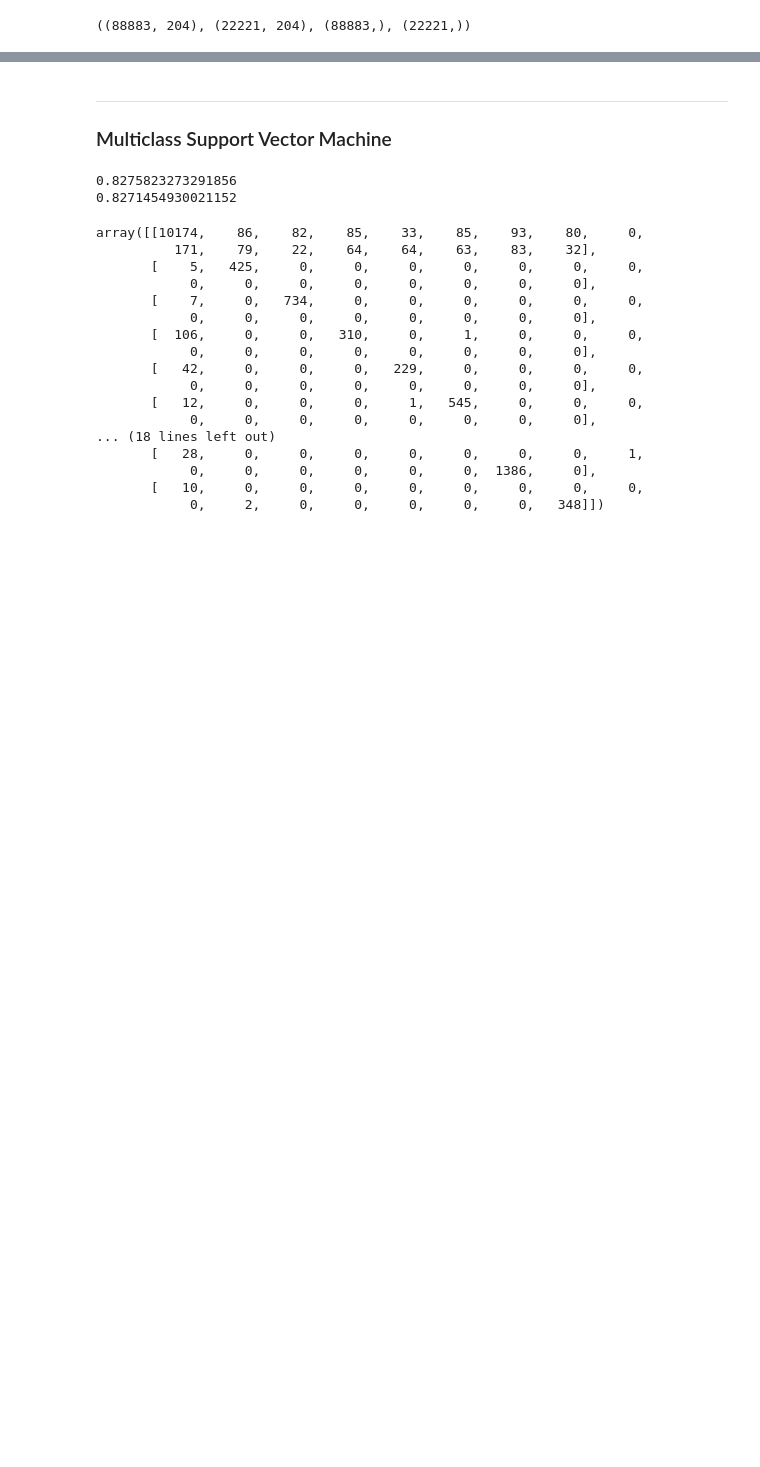
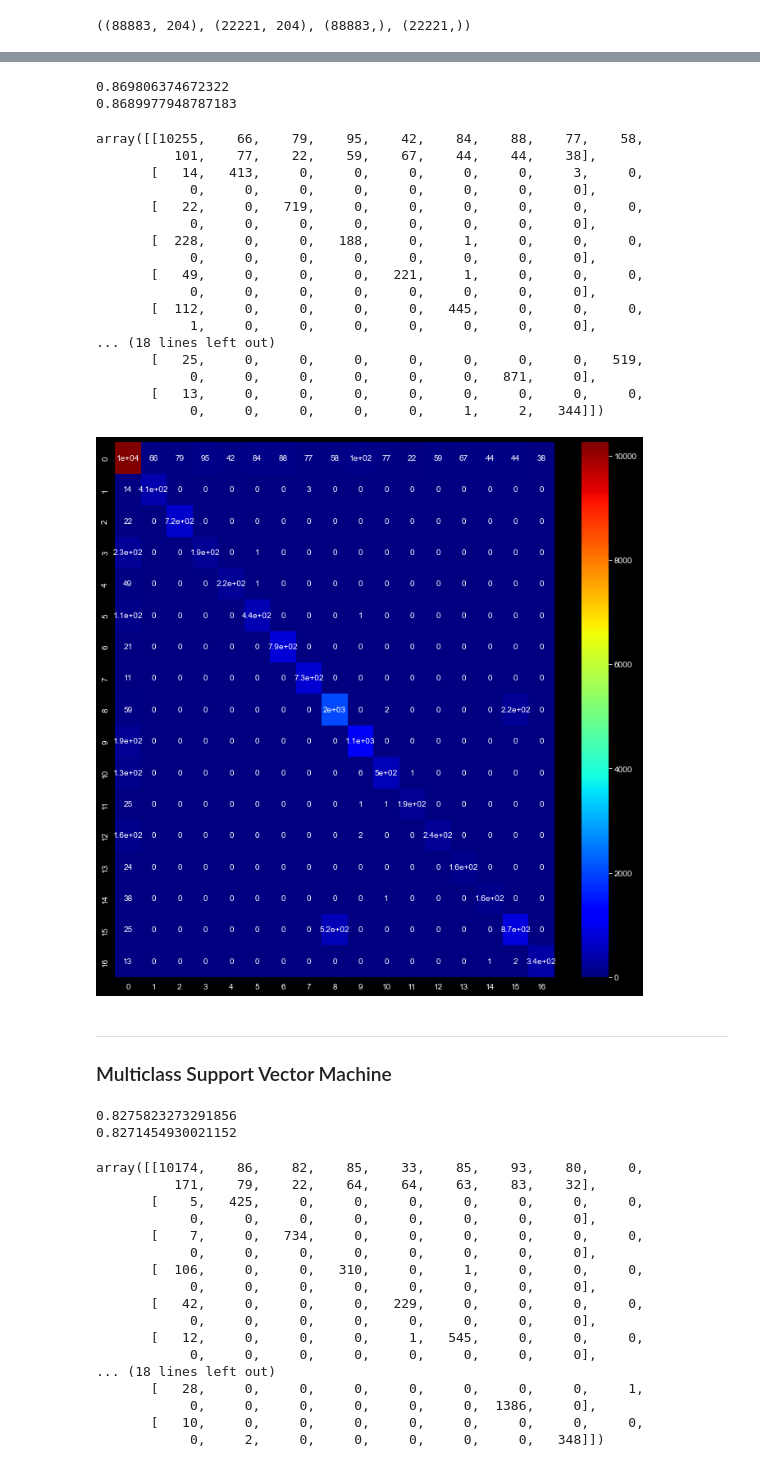
Before and after one commit to cemsanga/MAT555E_Assignments, a Jupyter notebook: HW3/HW3.ipynb, the cells around one changed output, grey strips where cells are left out. Drawn from its saved outputs; the diff is of its cells as text; code cells hidden in the pictures; blank space fills up the shorter version.

```diff
--- a/HW3/HW3.ipynb
+++ b/HW3/HW3.ipynb
@@ -84,0 +93,11 @@ X_train.shape, X_test.shape, y_train.shape, y_test.shape
+# %%
+model_log =LogisticRegression(multi_class="multinomial",max_iter=50000,solver='sag')
+model_log.fit(X_train,y_train)
+log_score = model_log.score(X_train,y_train)
+print(log_score)
+log_test_score = model_log.score(X_test,y_test)
+print(log_test_score)
+y_pred_log = model_log.predict(X_test)
+# %% [output]
+0.869806374672322
+0.8689977948787183
@@ -85,3 +107,28 @@ X_train.shape, X_test.shape, y_train.shape, y_test.shape
+# %%
+cm = confusion_matrix(y_test,y_pred_log)
+plt.figure(figsize=(12,12))
+heatmap(cm,cmap="jet",annot = True)
+ResLogReg = chisquare(cm,axis=None)
+cm
+# %% [output]
+array([[10255,    66,    79,    95,    42,    84,    88,    77,    58,
+          101,    77,    22,    59,    67,    44,    44,    38],
+       [   14,   413,     0,     0,     0,     0,     0,     3,     0,
+            0,     0,     0,     0,     0,     0,     0,     0],
+       [   22,     0,   719,     0,     0,     0,     0,     0,     0,
+            0,     0,     0,     0,     0,     0,     0,     0],
+       [  228,     0,     0,   188,     0,     1,     0,     0,     0,
+            0,     0,     0,     0,     0,     0,     0,     0],
+       [   49,     0,     0,     0,   221,     1,     0,     0,     0,
+            0,     0,     0,     0,     0,     0,     0,     0],
+       [  112,     0,     0,     0,     0,   445,     0,     0,     0,
+            1,     0,     0,     0,     0,     0,     0,     0],
+... (18 lines left out)
+       [   25,     0,     0,     0,     0,     0,     0,     0,   519,
+            0,     0,     0,     0,     0,     0,   871,     0],
+       [   13,     0,     0,     0,     0,     0,     0,     0,     0,
+            0,     0,     0,     0,     0,     1,     2,   344]])
+[figure, added]
 # %% [markdown]
 ***
 ### Multiclass Support Vector Machine
```
Also changed, not shown: parts of 23 cells of this notebook.
